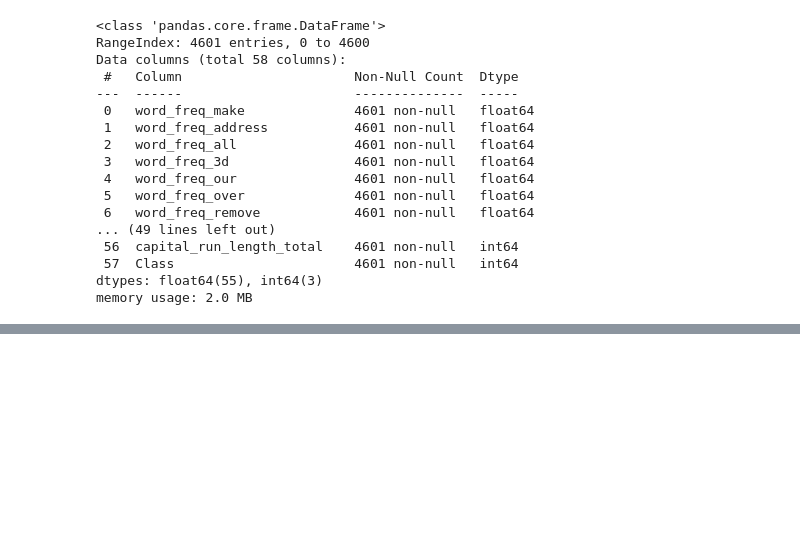
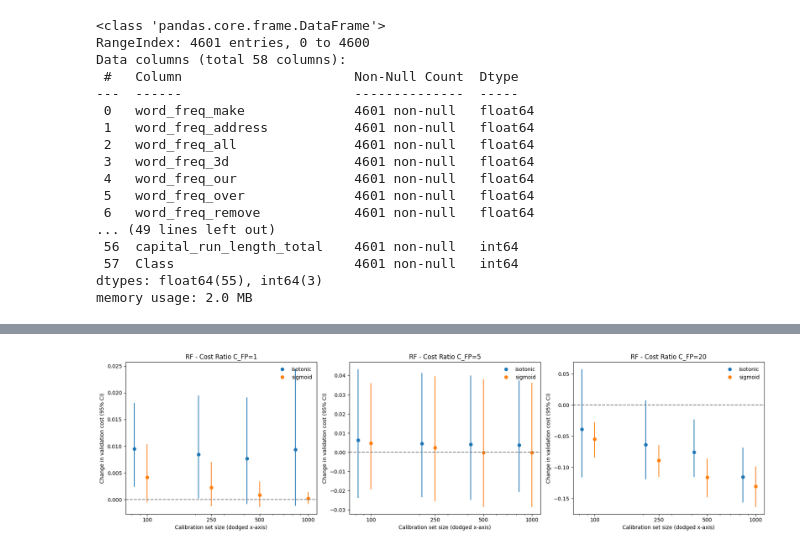
Before and after one commit to SKJ39/Probability-Recalibration, a Jupyter notebook: proj_5420.ipynb, the cells around one changed output, grey strips where cells are left out. Cells and saved outputs as stored; diff of their text form; code cells hidden in the pictures; blank space fills up the shorter version.

```diff
--- a/proj_5420.ipynb
+++ b/proj_5420.ipynb
@@ -1006,0 +234,5 @@ We define the "smallest effective calibration size" as the minimum subset size (
+# %%
+def score(model, X, y, c_fp, c_fn):
+    p = model.predict_proba(X)[:, 1]
+    cost = individual_costs(y, p, c_fp, c_fn).mean()
+    return brier_score_loss(y, p), log_loss(y, p), cost
@@ -1006,0 +301,20 @@ We define the "smallest effective calibration size" as the minimum subset size (
+# %%
+# Tune and train the logistic regression model on training data
+train_group = spam_groups[spam_parts == 'train']
+cv = list(StratifiedGroupKFold(5, shuffle=True, random_state=SEED).split(X_spam_train, y_spam_train, train_group))
+
+# Drop the highly-correlated column 'word_freq_direct'
+spam_lr = create_pipeline(LogisticRegression(max_iter=2000, random_state=SEED), [],
+                          spam_feature_cols, drop='first')
+
+param_grid = {'classifier__C': [0.01, 0.1, 1, 10, 100]}
+
+grid_search = GridSearchCV(spam_lr, param_grid, cv=cv, scoring='neg_log_loss', n_jobs=-1)
+grid_search.fit(X_spam_train, y_spam_train)
+
+# Output tuning results
+print(f"Best CV Log Loss: {abs(grid_search.best_score_):.4f}")
+print("Best Hyperparameters:", grid_search.best_params_)
+
+# Get the best model
+spam_lr = grid_search.best_estimator_
@@ -1006,0 +692,14 @@ We define the "smallest effective calibration size" as the minimum subset size (
+# %%
+# Run the calibration experiment for Random Forest using our custom function
+rf_calibration_results, rf_differences = run_calibration_experiment(
+    model=spam_rf,
+    X_train=X_spam_train,
+    y_train=y_spam_train,
+    X_cal=X_spam_cal,
+    y_cal=y_spam_cal,
+    X_eval=X_spam_val,
+    y_eval=y_spam_val,
+    seed=SEED
+)
+
+print(rf_calibration_results.groupby(['c_fp', 'method', 'n']).agg(['mean', 'std']).round(4))
@@ -1006,0 +734,3 @@ We define the "smallest effective calibration size" as the minimum subset size (
+# %%
+# Calculate 95% Bootstrap Confidence Intervals for Random Forest
+rf_bootstrap_df = bootstrap_ci(rf_differences, spam_groups, spam_parts)
@@ -1006,0 +741,4 @@ We define the "smallest effective calibration size" as the minimum subset size (
+# %%
+plot_calibration_costs(rf_bootstrap_df, 'RF')
+# %% [output]
+[figure, added]
```
Also changed, not shown: parts of 173 cells of this notebook.
